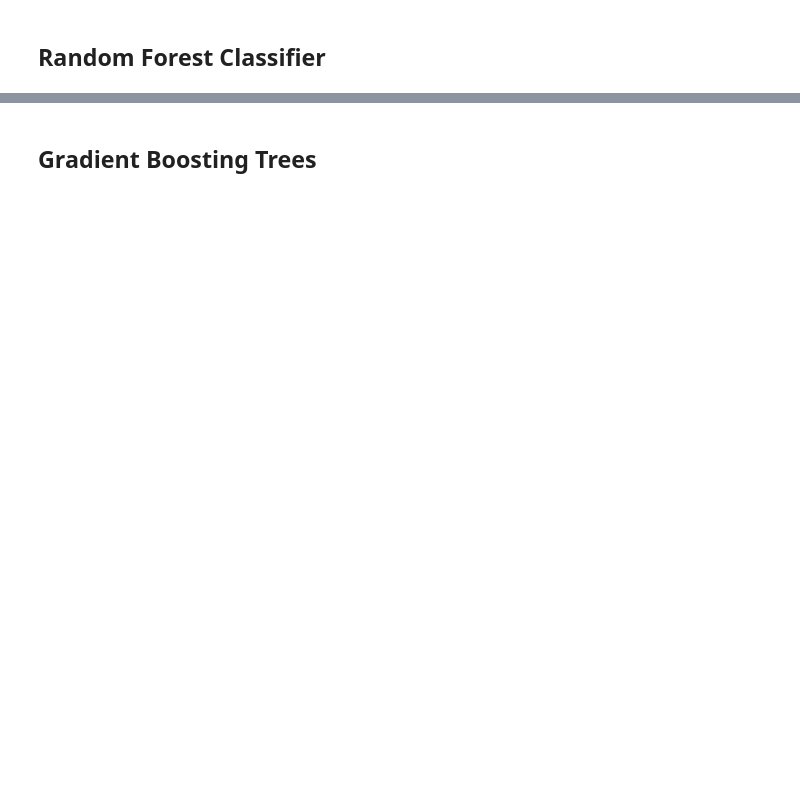
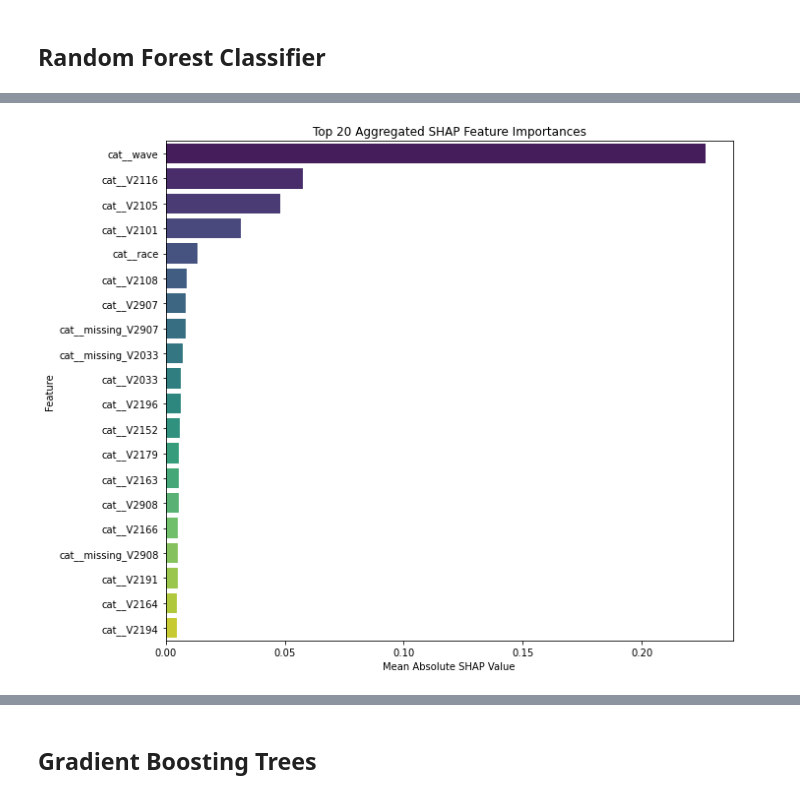
Before and after one commit to siyangni/vaping_project, a Jupyter notebook: modelling.ipynb, the cells around one changed output, grey strips where cells are left out. Drawn from its saved outputs; the diff is of its cells as text; code cells hidden in the pictures; blank space fills up the shorter version.

```diff
--- a/modelling.ipynb
+++ b/modelling.ipynb
@@ -404,0 +687,8 @@ for idx in top_10_indices:
+# %%
+# Sample a subset of rows from X_processed for SHAP computation
+subset_size = 1000  # adjust as needed
+sample_idx = np.random.choice(X_processed.shape[0], size=subset_size, replace=False)
+X_sample = X_processed[sample_idx]
+
+# Compute SHAP values on the smaller subset
+shap_values_sample = explainer.shap_values(X_sample)
@@ -404,0 +714,37 @@ for idx in top_10_indices:
+# %%
+shap_importance_df = pd.DataFrame({
+    'Feature': feature_names,
+    'Mean_Absolute_SHAP': mean_abs_shap
+})
+# %%
+# Aggregate SHAP Importances
+# Extract base feature names using regex; adjust pattern if necessary
+shap_importance_df['Base_Feature'] = shap_importance_df['Feature'].str.extract(
+    r'^(.*?)_\d+\.?\d*$|^(.*?)_nan$|^(.*?)_True$'
+).bfill(axis=1).iloc[:, 0]
+
+aggregated_shap_importance = (
+    shap_importance_df.groupby('Base_Feature', sort=False)['Mean_Absolute_SHAP']
+    .sum()
+    .reset_index()
+)
+
+aggregated_shap_importance = aggregated_shap_importance.sort_values(
+    by='Mean_Absolute_SHAP', ascending=False
+)
+# %%
+import matplotlib.pyplot as plt
+import seaborn as sns
+
+top_n = 20
+top_features_df = aggregated_shap_importance.head(top_n)
+
+plt.figure(figsize=(10, 8))
+sns.barplot(x='Mean_Absolute_SHAP', y='Base_Feature', data=top_features_df, palette='viridis')
+plt.title(f'Top {top_n} Aggregated SHAP Feature Importances')
+plt.xlabel('Mean Absolute SHAP Value')
+plt.ylabel('Feature')
+plt.tight_layout()
+plt.show()
+# %% [output]
+[figure, added]
```
Also changed, not shown: parts of 93 cells of this notebook, 8 other files.
